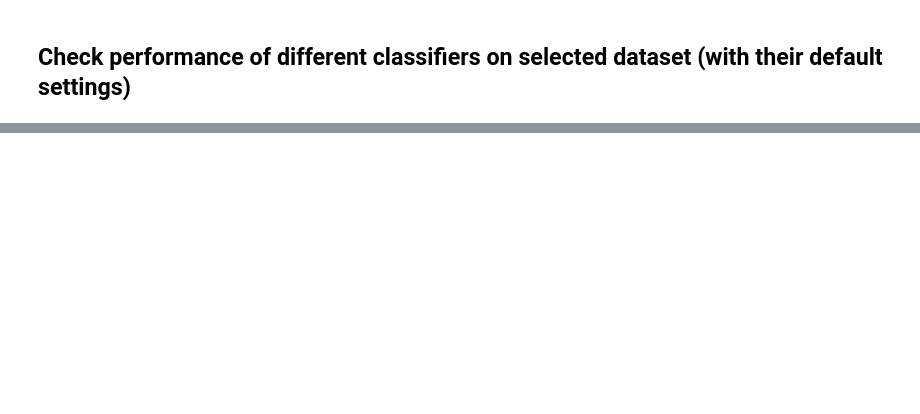
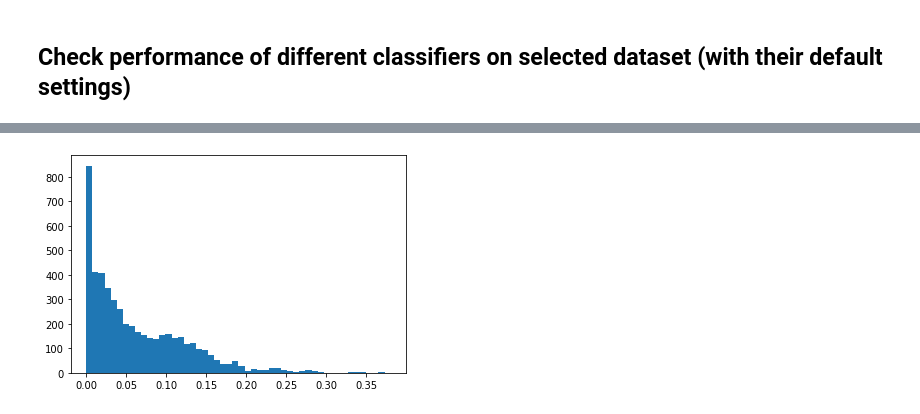
Before and after one commit to vonHousen/lime, a Jupyter notebook: doc/mod/notebooks/EfficiencyTests.ipynb, the cells around one changed output, grey strips where cells are left out. Saved outputs shown, nothing was run; the diff lists cells and outputs as text; code cells hidden in the pictures; blank space fills up the shorter version.

```diff
--- a/doc/mod/notebooks/EfficiencyTests.ipynb
+++ b/doc/mod/notebooks/EfficiencyTests.ipynb
@@ -95,0 +144,5 @@ plt.show()
+# %%
+plt.hist(squared_errors, bins=50)
+plt.show()
+# %% [output]
+[figure, added]
```
Also changed, not shown: parts of 16 cells of this notebook, 3 other files.
